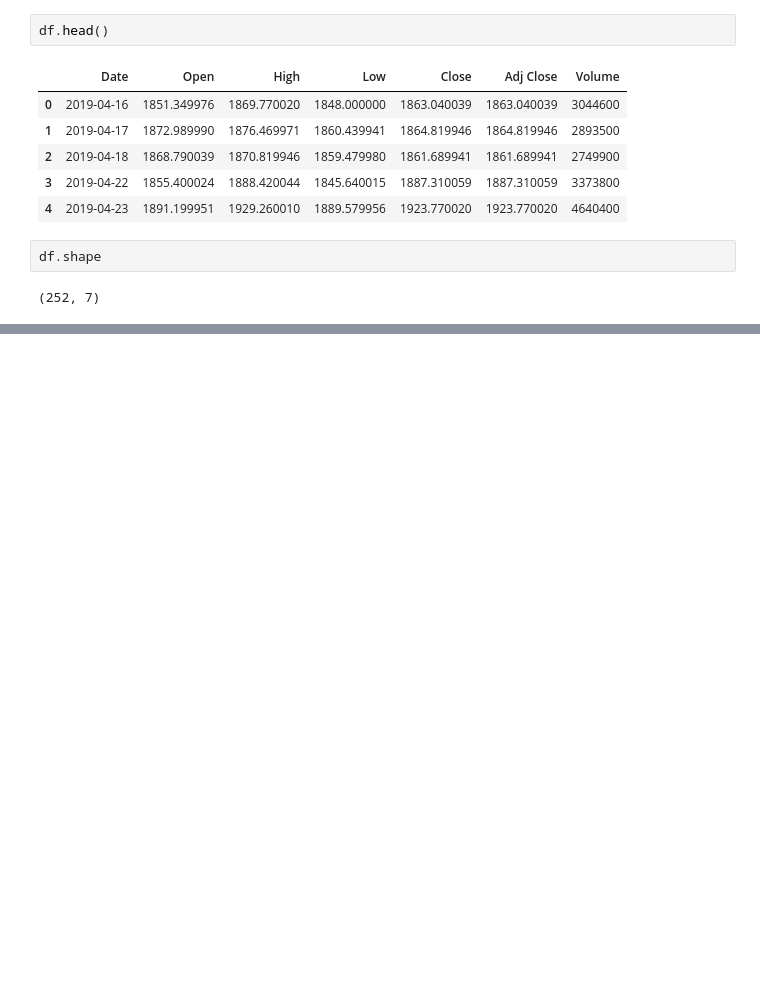
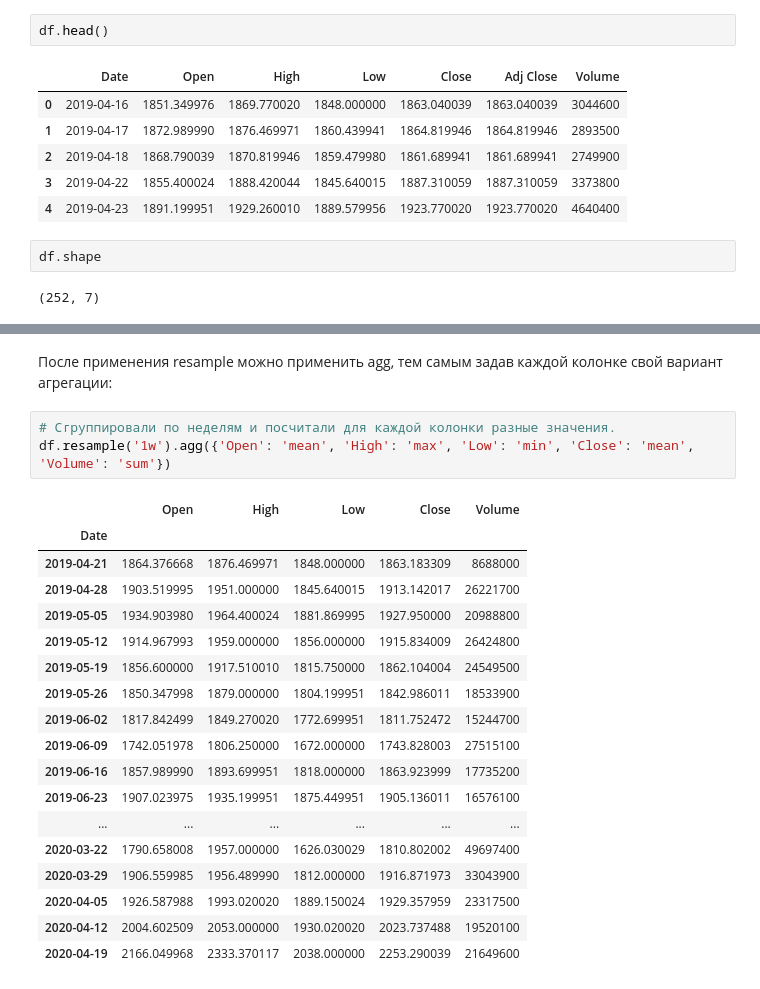
Before and after one commit to t0r1n88/stepic_ml_begin, a Jupyter notebook: 3 неделя/3.7(Трюки pandas).ipynb, the cells around one changed output, grey strips where cells are left out. Cells and saved outputs as stored; diff of their text form; blank space fills up the shorter version.

```diff
--- a/3 неделя/3.7(Трюки pandas).ipynb
+++ b/3 неделя/3.7(Трюки pandas).ipynb
@@ -186,0 +421,24 @@ df.shape
+# %% [markdown]
+После применения resample можно применить agg, тем самым задав каждой колонке свой вариант агрегации:
+# %%
+# Сгруппировали по неделям и посчитали для каждой колонки разные значения.
+df.resample('1w').agg({'Open': 'mean', 'High': 'max', 'Low': 'min', 'Close': 'mean', 'Volume': 'sum'})
+# %% [output]
+|  | Open | High | Low | Close | Volume |
+| Date |  |  |  |  |  |
+| 2019-04-21 | 1864.376668 | 1876.469971 | 1848.000000 | 1863.183309 | 8688000 |
+| 2019-04-28 | 1903.519995 | 1951.000000 | 1845.640015 | 1913.142017 | 26221700 |
+| 2019-05-05 | 1934.903980 | 1964.400024 | 1881.869995 | 1927.950000 | 20988800 |
+| 2019-05-12 | 1914.967993 | 1959.000000 | 1856.000000 | 1915.834009 | 26424800 |
+| 2019-05-19 | 1856.600000 | 1917.510010 | 1815.750000 | 1862.104004 | 24549500 |
+| 2019-05-26 | 1850.347998 | 1879.000000 | 1804.199951 | 1842.986011 | 18533900 |
+| 2019-06-02 | 1817.842499 | 1849.270020 | 1772.699951 | 1811.752472 | 15244700 |
+| 2019-06-09 | 1742.051978 | 1806.250000 | 1672.000000 | 1743.828003 | 27515100 |
+| 2019-06-16 | 1857.989990 | 1893.699951 | 1818.000000 | 1863.923999 | 17735200 |
+| 2019-06-23 | 1907.023975 | 1935.199951 | 1875.449951 | 1905.136011 | 16576100 |
+| ... | ... | ... | ... | ... | ... |
+| 2020-03-22 | 1790.658008 | 1957.000000 | 1626.030029 | 1810.802002 | 49697400 |
+| 2020-03-29 | 1906.559985 | 1956.489990 | 1812.000000 | 1916.871973 | 33043900 |
+| 2020-04-05 | 1926.587988 | 1993.020020 | 1889.150024 | 1929.357959 | 23317500 |
+| 2020-04-12 | 2004.602509 | 2053.000000 | 1930.020020 | 2023.737488 | 19520100 |
+| 2020-04-19 | 2166.049968 | 2333.370117 | 2038.000000 | 2253.290039 | 21649600 |
```
Also changed, not shown: parts of 33 cells of this notebook.
